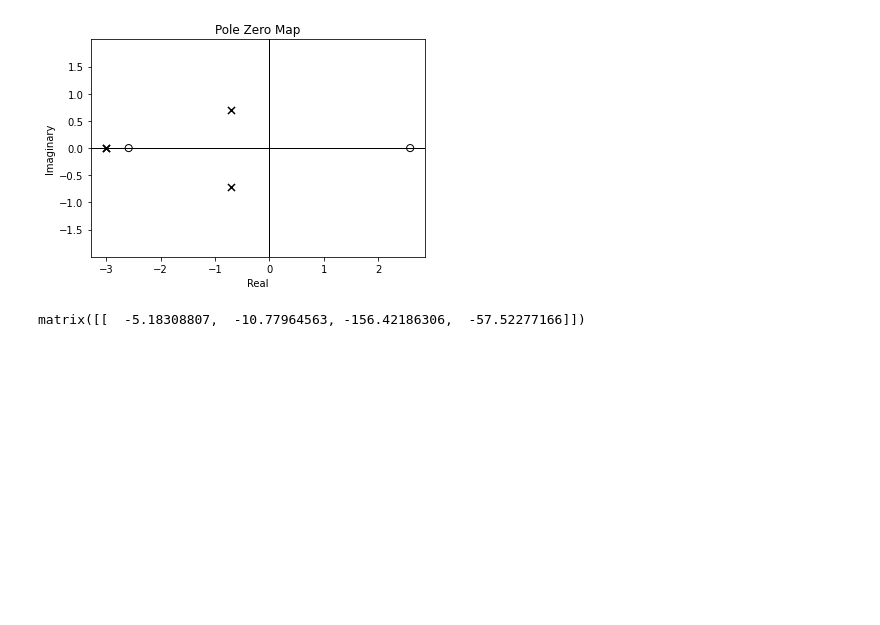
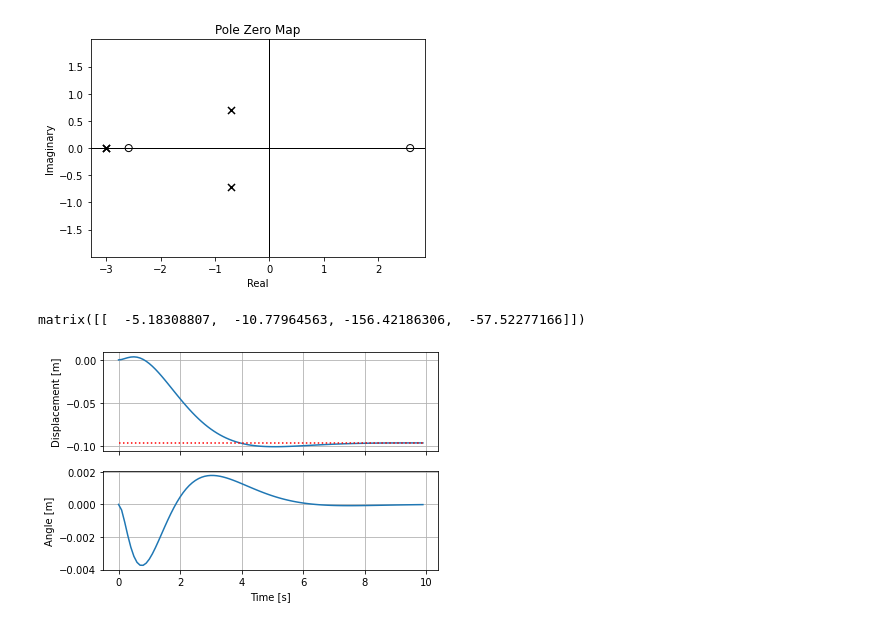
Before and after one commit to kwz-gkgk/blog_appendix, a Jupyter notebook: algodoo_invpend/invpend_ctrldesign.ipynb, the cells around one changed output. Drawn from its saved outputs; the diff is of its cells as text; code cells hidden in the pictures; blank space fills up the shorter version.

Commit message:
revice wrong description and add step response plot

```diff
--- a/algodoo_invpend/invpend_ctrldesign.ipynb
+++ b/algodoo_invpend/invpend_ctrldesign.ipynb
@@ -89,7 +89,8 @@ matrix([[ -10.36617614,  -21.55929127, -312.84372612, -115.04554331]])
 注 : 関数`matlab.place`によるフィードバックゲイン計算では重極配置ができないため，2つの実極は少々ずらして配置している．
 # %%
 #closed-loop pz map
-ml.pzmap(ml.ss(A-B*fb_gain, B, C, D))
+sys_cl = ml.ss(A-B*fb_gain, B, C, D)
+ml.pzmap(sys_cl)
 # %% [output]
 (array([-3.01      +0.j        , -3.        +0.j        ,
         -0.70710678+0.70710678j, -0.70710678-0.70710678j]),
@@ -101,3 +102,20 @@ fb_gain_tq = fb_gain * 0.5 # Tq = F * <tire radius>
 fb_gain_tq
 # %% [output]
 matrix([[  -5.18308807,  -10.77964563, -156.42186306,  -57.52277166]])
+# %%
+# step response
+ystep_dist, t_dist = ml.step(sys_cl)
+stepsig = np.full(len(t_dist),ml.dcgain(sys_cl))
+ystep_ang, t_ang = ml.step(ml.ss(A-B*fb_gain, B, [0, 0, 1, 0], D))
+
+fig, ax = plt.subplots(2,1,sharex=True)
+ax[0].plot(t_dist, ystep_dist)
+ax[0].plot(t_dist, stepsig, color='r', linestyle='dotted')
+ax[0].set_ylabel("Displacement [m]")
+ax[0].grid()
+ax[1].plot(t_ang, ystep_ang)
+ax[1].set_xlabel("Time [s]")
+ax[1].set_ylabel("Angle [m]")
+ax[1].grid()
+# %% [output]
+[figure, added]
```
Also changed, not shown: parts of 2 cells of this notebook.
